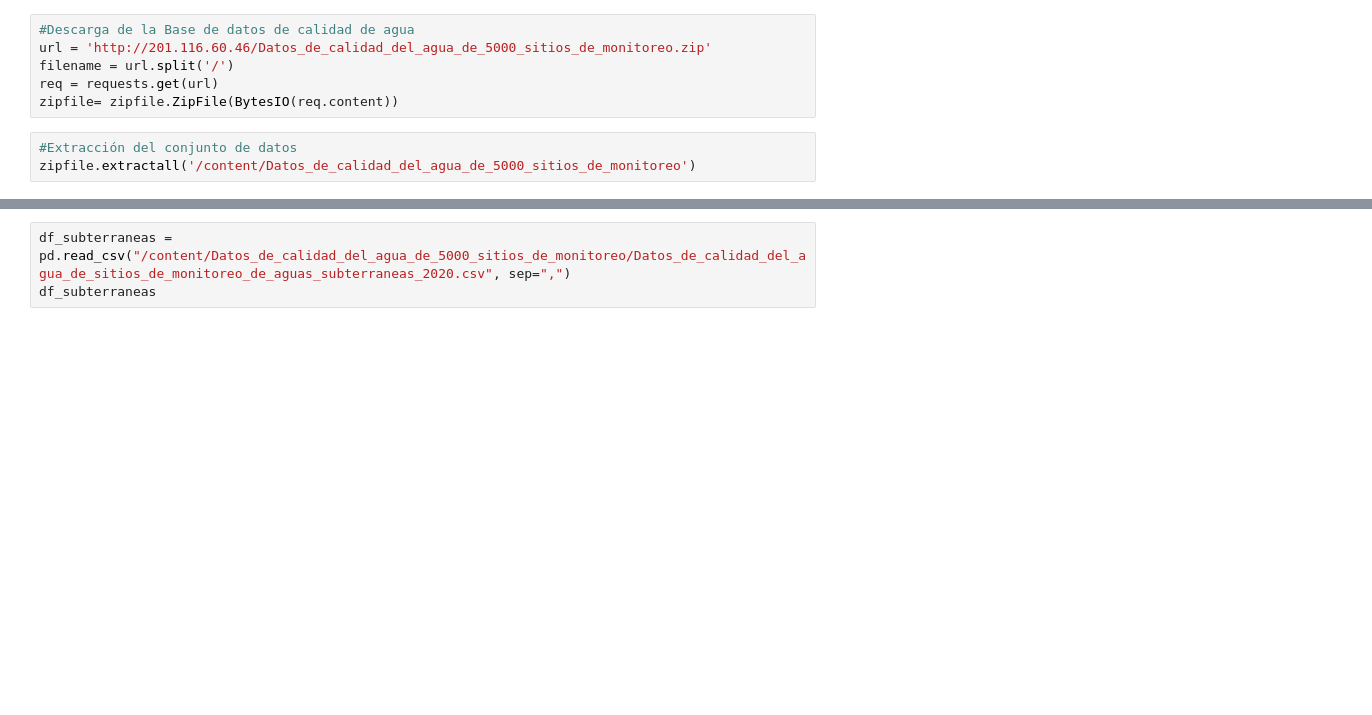
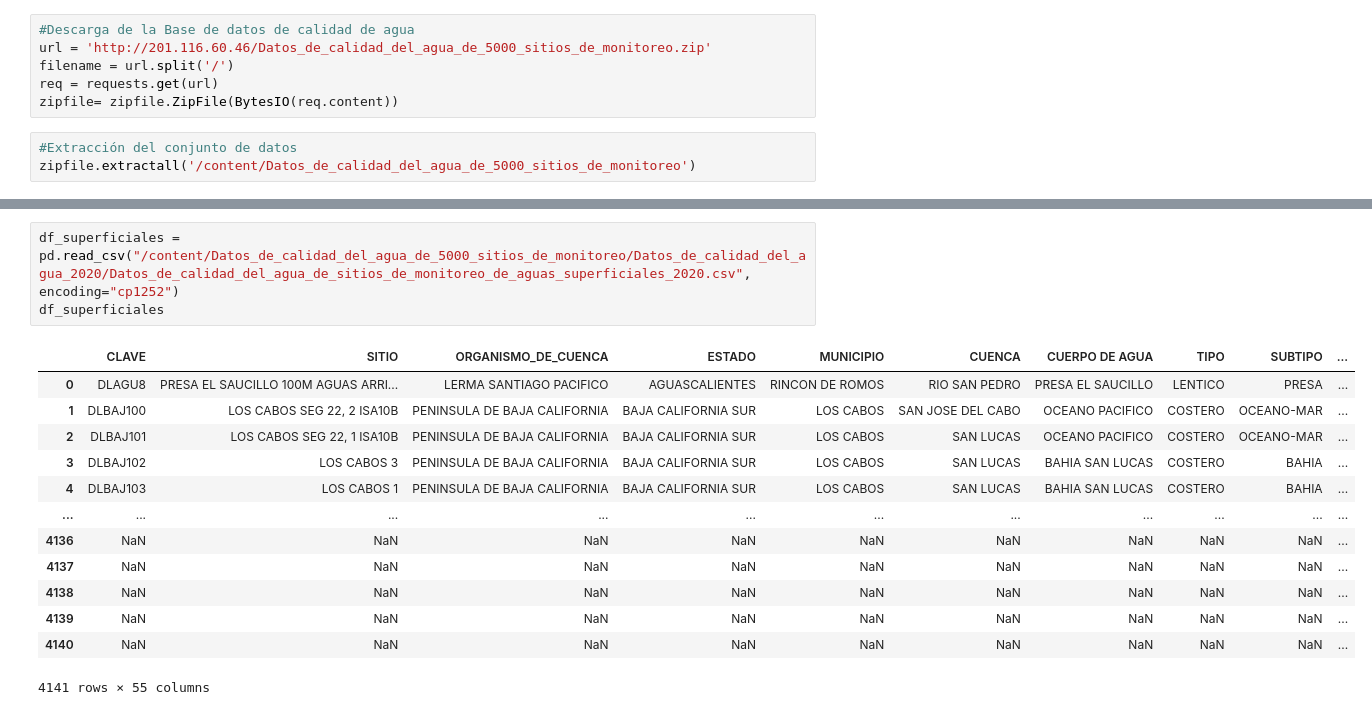
Before and after one commit to PosgradoMNA/actividades-del-projecto-equipo-5, a Jupyter notebook: Entrega1_Reto_Equipo5.ipynb, the cells around one changed output, grey strips where cells are left out. Cells and saved outputs as stored; diff of their text form; blank space fills up the shorter version.

```diff
--- a/Entrega1_Reto_Equipo5.ipynb
+++ b/Entrega1_Reto_Equipo5.ipynb
@@ -41,3 +53,17 @@ UnicodeDecodeError: ignored
 # %%
-df_subterraneas = pd.read_csv("/content/Datos_de_calidad_del_agua_de_5000_sitios_de_monitoreo/Datos_de_calidad_del_agua_de_sitios_de_monitoreo_de_aguas_subterraneas_2020.csv", sep=",")
-df_subterraneas
+df_superficiales = pd.read_csv("/content/Datos_de_calidad_del_agua_de_5000_sitios_de_monitoreo/Datos_de_calidad_del_agua_2020/Datos_de_calidad_del_agua_de_sitios_de_monitoreo_de_aguas_superficiales_2020.csv",  encoding="cp1252")
+df_superficiales
+# %% [output]
+|  | CLAVE | SITIO | ORGANISMO_DE_CUENCA | ESTADO | MUNICIPIO | CUENCA | CUERPO DE AGUA | TIPO | SUBTIPO | ... |
+| 0 | DLAGU8 | PRESA EL SAUCILLO 100M AGUAS ARRI... | LERMA SANTIAGO PACIFICO | AGUASCALIENTES | RINCON DE ROMOS | RIO SAN PEDRO | PRESA EL SAUCILLO | LENTICO | PRESA | ... |
+| 1 | DLBAJ100 | LOS CABOS SEG 22, 2 ISA10B | PENINSULA DE BAJA CALIFORNIA | BAJA CALIFORNIA SUR | LOS CABOS | SAN JOSE DEL CABO | OCEANO PACIFICO | COSTERO | OCEANO-MAR | ... |
+| 2 | DLBAJ101 | LOS CABOS SEG 22, 1 ISA10B | PENINSULA DE BAJA CALIFORNIA | BAJA CALIFORNIA SUR | LOS CABOS | SAN LUCAS | OCEANO PACIFICO | COSTERO | OCEANO-MAR | ... |
+| 3 | DLBAJ102 | LOS CABOS 3 | PENINSULA DE BAJA CALIFORNIA | BAJA CALIFORNIA SUR | LOS CABOS | SAN LUCAS | BAHIA SAN LUCAS | COSTERO | BAHIA | ... |
+| 4 | DLBAJ103 | LOS CABOS 1 | PENINSULA DE BAJA CALIFORNIA | BAJA CALIFORNIA SUR | LOS CABOS | SAN LUCAS | BAHIA SAN LUCAS | COSTERO | BAHIA | ... |
+| ... | ... | ... | ... | ... | ... | ... | ... | ... | ... | ... |
+| 4136 | NaN | NaN | NaN | NaN | NaN | NaN | NaN | NaN | NaN | ... |
+| 4137 | NaN | NaN | NaN | NaN | NaN | NaN | NaN | NaN | NaN | ... |
+| 4138 | NaN | NaN | NaN | NaN | NaN | NaN | NaN | NaN | NaN | ... |
+| 4139 | NaN | NaN | NaN | NaN | NaN | NaN | NaN | NaN | NaN | ... |
+| 4140 | NaN | NaN | NaN | NaN | NaN | NaN | NaN | NaN | NaN | ... |
+4141 rows × 55 columns
```
Also changed, not shown: parts of 1 cell of this notebook.
